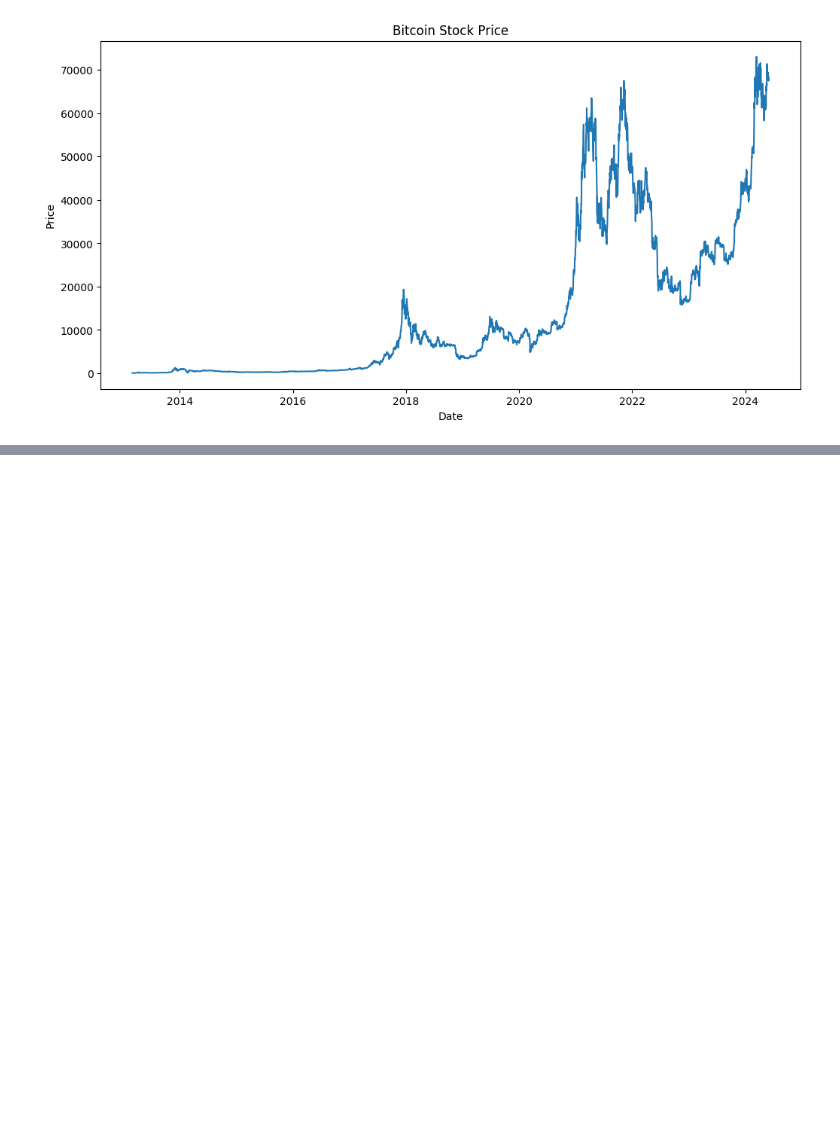
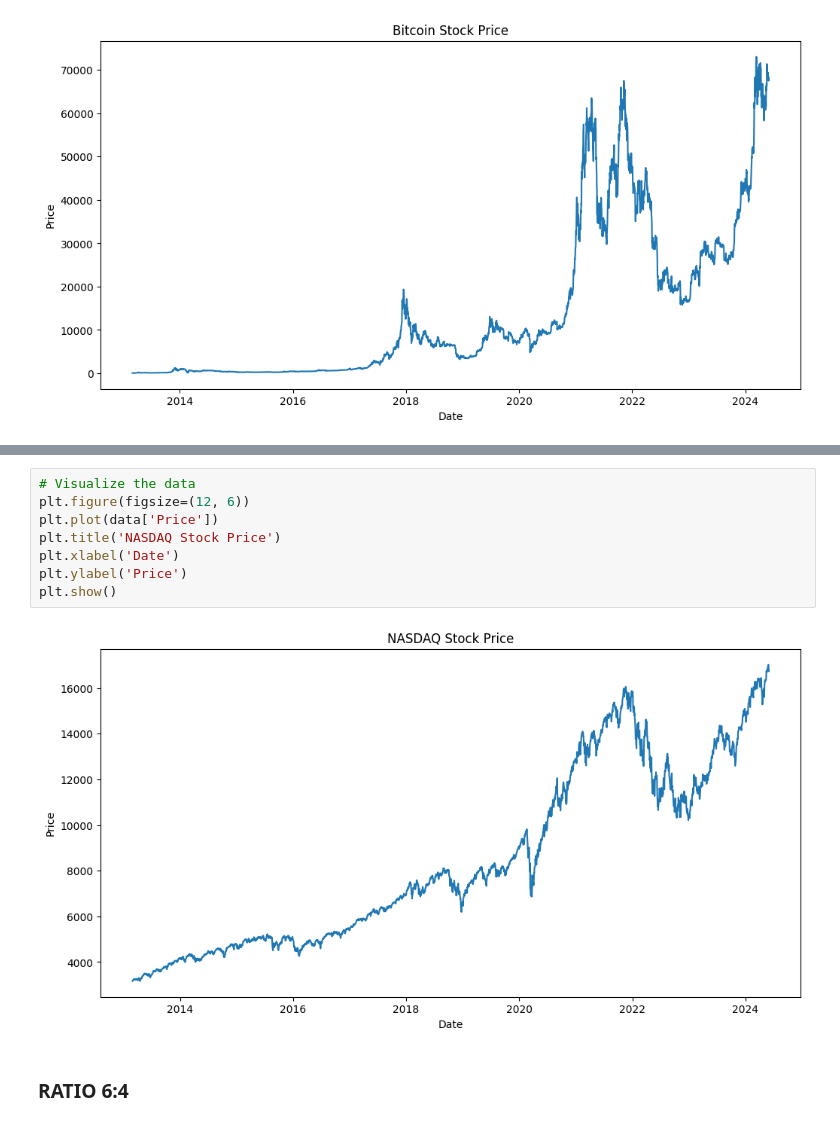
Before and after one commit to Annatruc/IS403_O22_HTCL_3, a Jupyter notebook: Models/Team3_ARIMA.ipynb, the cells around one changed output, grey strips where cells are left out. Cells and saved outputs as stored; diff of their text form; blank space fills up the shorter version.

```diff
--- a/Models/Team3_ARIMA.ipynb
+++ b/Models/Team3_ARIMA.ipynb
@@ -301,0 +331,12 @@ Total fit time: 22.286 seconds
+# %%
+# Visualize the data
+plt.figure(figsize=(12, 6))
+plt.plot(data['Price'])
+plt.title('NASDAQ Stock Price')
+plt.xlabel('Date')
+plt.ylabel('Price')
+plt.show()
+# %% [output]
+[figure, added]
+# %% [markdown]
+### RATIO 6:4
```
Also changed, not shown: parts of 61 cells of this notebook, 2 other files.
